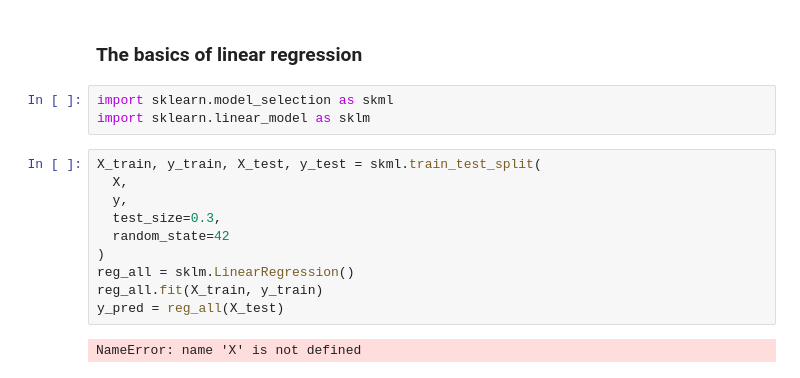
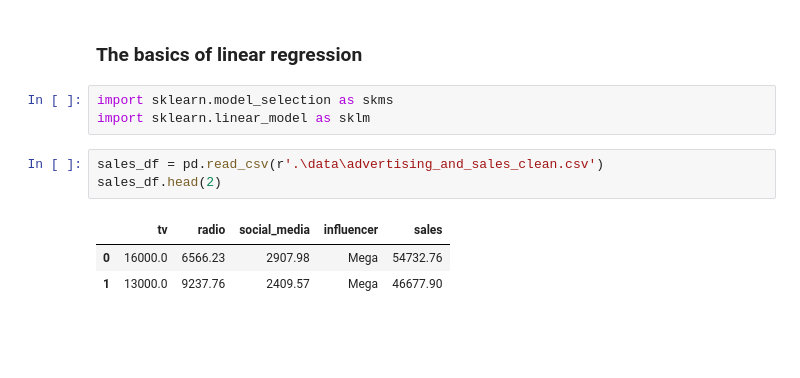
Before and after one commit to AnshuBantra/Python, a Jupyter notebook: Associate Data Scientist in Python/031 Supervised Learning with scikit-learn/supervised_learning.ipynb, the cells around one changed output. Cells and saved outputs as stored; diff of their text form; blank space fills up the shorter version.

```diff
--- a/Associate Data Scientist in Python/031 Supervised Learning with scikit-learn/supervised_learning.ipynb
+++ b/Associate Data Scientist in Python/031 Supervised Learning with scikit-learn/supervised_learning.ipynb
@@ -161,17 +161,12 @@ plt.show()
 # %% [markdown]
 ### The basics of linear regression
 # %%
-import sklearn.model_selection as skml
+import sklearn.model_selection as skms
 import sklearn.linear_model as sklm
-# %%
-X_train, y_train, X_test, y_test = skml.train_test_split(
-  X,
-  y,
-  test_size=0.3,
-  random_state=42
-)
-reg_all = sklm.LinearRegression()
-reg_all.fit(X_train, y_train)
-y_pred = reg_all(X_test)
-# %% [output]
-NameError: name 'X' is not defined
+# %%
+sales_df = pd.read_csv(r'.\data\advertising_and_sales_clean.csv')
+sales_df.head(2)
+# %% [output]
+|  | tv | radio | social_media | influencer | sales |
+| 0 | 16000.0 | 6566.23 | 2907.98 | Mega | 54732.76 |
+| 1 | 13000.0 | 9237.76 | 2409.57 | Mega | 46677.90 |
```
Also changed, not shown: parts of 14 cells of this notebook, 1 other file.
